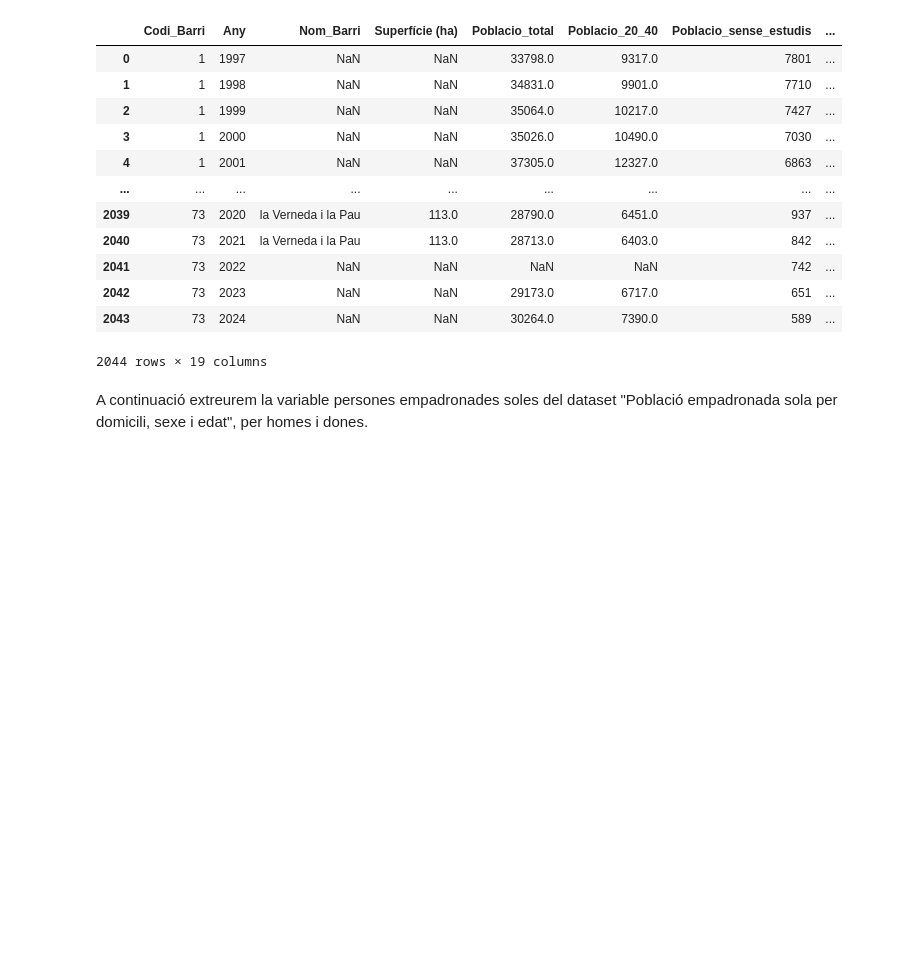
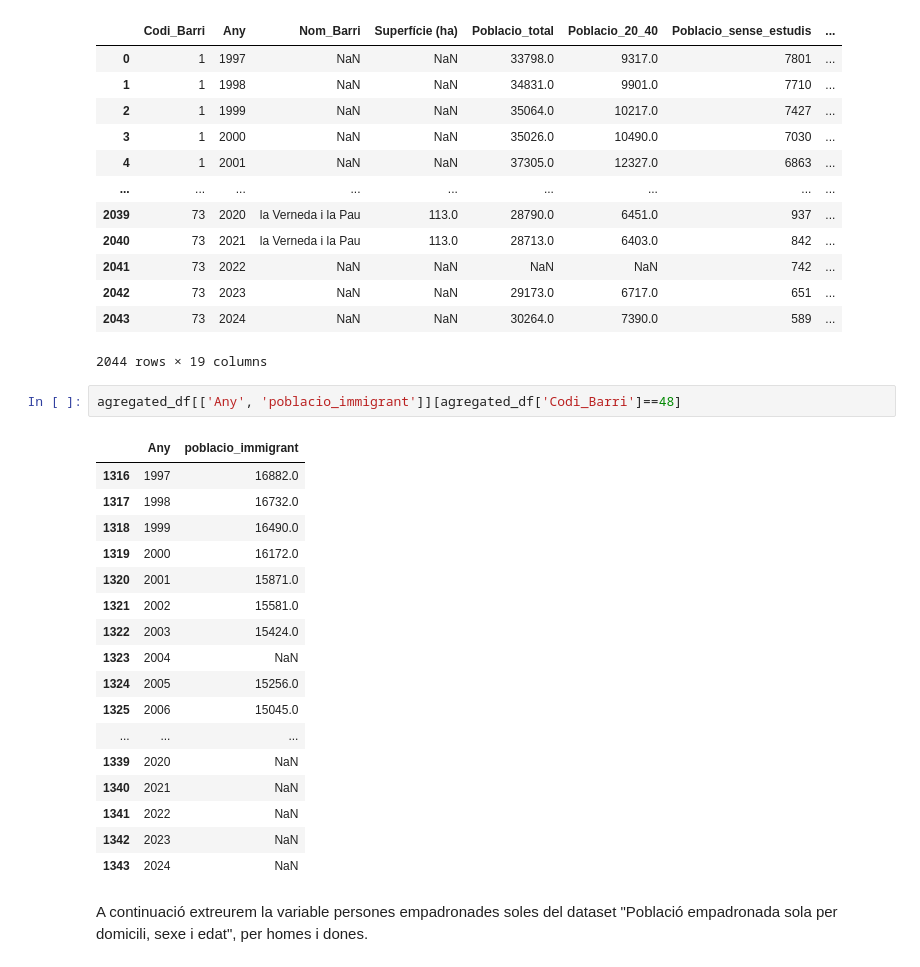
Before and after one commit to jherencia0488/TFM_turistificacioBCN, a Jupyter notebook: Code/aggregateVars.ipynb, the cells around one changed output. Drawn from its saved outputs; the diff is of its cells as text; blank space fills up the shorter version.

```diff
--- a/Code/aggregateVars.ipynb
+++ b/Code/aggregateVars.ipynb
@@ -504,6 +498,26 @@ agregated_df
 | 2042 | 73 | 2023 | NaN | NaN | 29173.0 | 6717.0 | 651 | ... |
 | 2043 | 73 | 2024 | NaN | NaN | 30264.0 | 7390.0 | 589 | ... |
 2044 rows × 19 columns
+# %%
+agregated_df[['Any', 'poblacio_immigrant']][agregated_df['Codi_Barri']==48]
+# %% [output]
+|  | Any | poblacio_immigrant |
+| 1316 | 1997 | 16882.0 |
+| 1317 | 1998 | 16732.0 |
+| 1318 | 1999 | 16490.0 |
+| 1319 | 2000 | 16172.0 |
+| 1320 | 2001 | 15871.0 |
+| 1321 | 2002 | 15581.0 |
+| 1322 | 2003 | 15424.0 |
+| 1323 | 2004 | NaN |
+| 1324 | 2005 | 15256.0 |
+| 1325 | 2006 | 15045.0 |
+| ... | ... | ... |
+| 1339 | 2020 | NaN |
+| 1340 | 2021 | NaN |
+| 1341 | 2022 | NaN |
+| 1342 | 2023 | NaN |
+| 1343 | 2024 | NaN |
 # %% [markdown]
 A continuació extreurem la variable persones empadronades soles del dataset "Població empadronada sola per domicili, sexe i edat", per homes i dones.
 # %%
```
Also changed, not shown: parts of 27 cells of this notebook.
